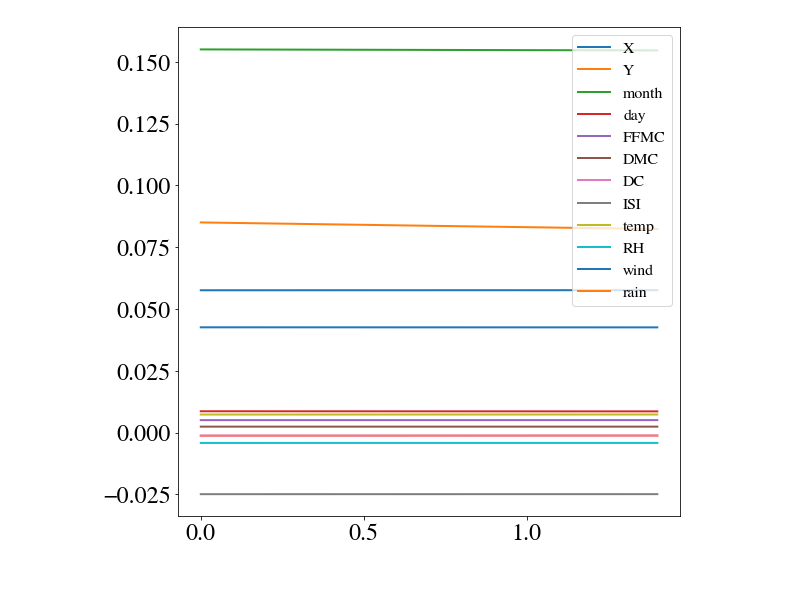
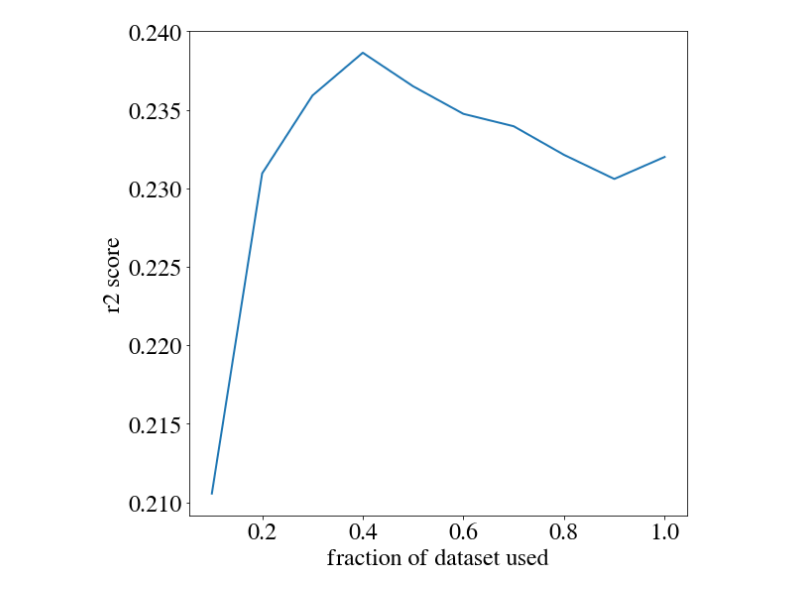
Before and after one commit to Intelligent-Systems-Phystech/StartCode, a Jupyter notebook: Gubanov2018Problem21/GubanovForestfires.ipynb, the cells around one changed output. Saved outputs shown, nothing was run; the diff lists cells and outputs as text; code cells hidden in the pictures.

Commit message:
New dataset and evaluation of results

```diff
--- a/Gubanov2018Problem21/GubanovForestfires.ipynb
+++ b/Gubanov2018Problem21/GubanovForestfires.ipynb
@@ -29,3 +10,6 @@ months, days
+# %%
+column_names = ['year', *('average' + str(i) for i in range(12)), *('covariance' + str(i) for i in range(78))]
+data = pd.read_csv("YearPredictionMSD.txt", sep = ",", header=None, names = column_names)
 # %%
 data.head()
 # %% [output]
@@ -131,0 +29,4 @@ coeffs
+# %%
+train = data.iloc[:463715, :]
+test = data.iloc[463715:, :]
+len(train), len(test)
@@ -131,0 +53,17 @@ coeffs
+# %%
+regularization_params = [i/10 for i in range(15)]
+scores = []
+for param in regularization_params:
+    model = linear_model.Ridge(param)
+    train_size, test_size = 20000, 5000
+    model.fit(get_x(train[:train_size]), get_ans(train[:train_size]))
+    md_ans = model.predict(get_x(test[:test_size]))
+    scores.append(sqrt(mean_squared_error(get_ans(test[:test_size]), md_ans)))
+best_score = 10000
+best_param = -1
+for ind, param in enumerate(regularization_params):
+    if best_score > scores[ind]:
+        best_score = scores[ind]
+        best_param = param
+assert(best_score < 10000)
+scores
@@ -131,0 +86,13 @@ coeffs
+# %%
+scaling_params = [i/10 for i in range(1,11)]
+best_param = 0 #in order not to require previous cells to be run
+model = linear_model.Ridge(best_param)
+
+scores = []
+for scale in scaling_params:
+    train_size = int(len(train) * scale)
+    test_size = int(len(test) * scale)
+    model.fit(get_x(train[:train_size]), get_ans(train[:train_size]))
+    md_ans = model.predict(get_x(test[:test_size]))
+    scores.append(r2_score(get_ans(test[:test_size]), md_ans))
+scores
@@ -132,19 +110,20 @@ coeffs
 # %%
-#from recomendations
+#from recommendations
 from matplotlib import pyplot as plt
 plt.rcParams['font.family'] = 'serif'
 plt.rcParams['font.serif'] = 'FreeSerif'
 plt.rcParams['lines.linewidth'] = 2
 plt.rcParams['lines.markersize'] = 12
 plt.rcParams['xtick.labelsize'] = 24
 plt.rcParams['ytick.labelsize'] = 24
 plt.rcParams['legend.fontsize'] = 16
 plt.rcParams['axes.titlesize'] = 36
 plt.rcParams['axes.labelsize'] = 24
 
 plt.figure(figsize=(9, 9))
-plt.plot(regularization_params, coeffs)
-plt.legend(data.columns)
+plt.plot(scaling_params, scores)
+plt.xlabel('fraction of dataset used')
+plt.ylabel('r2 score')
 plt.show()
 # %% [output]
-[figure, old version]
+[figure, new version]
```
Also changed, not shown: parts of 28 cells of this notebook.
